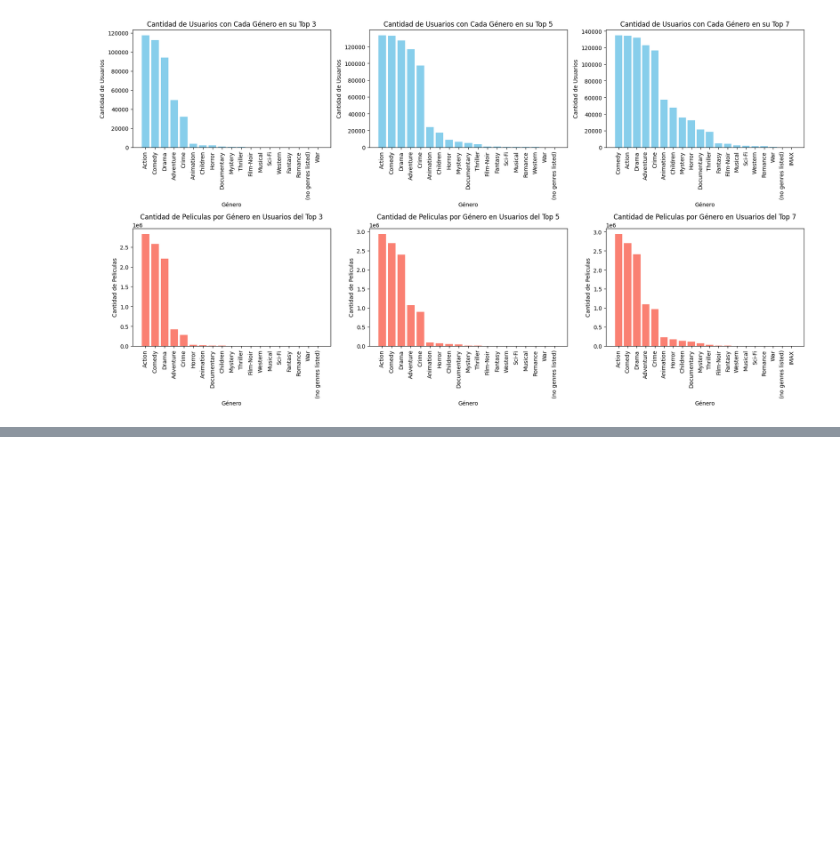
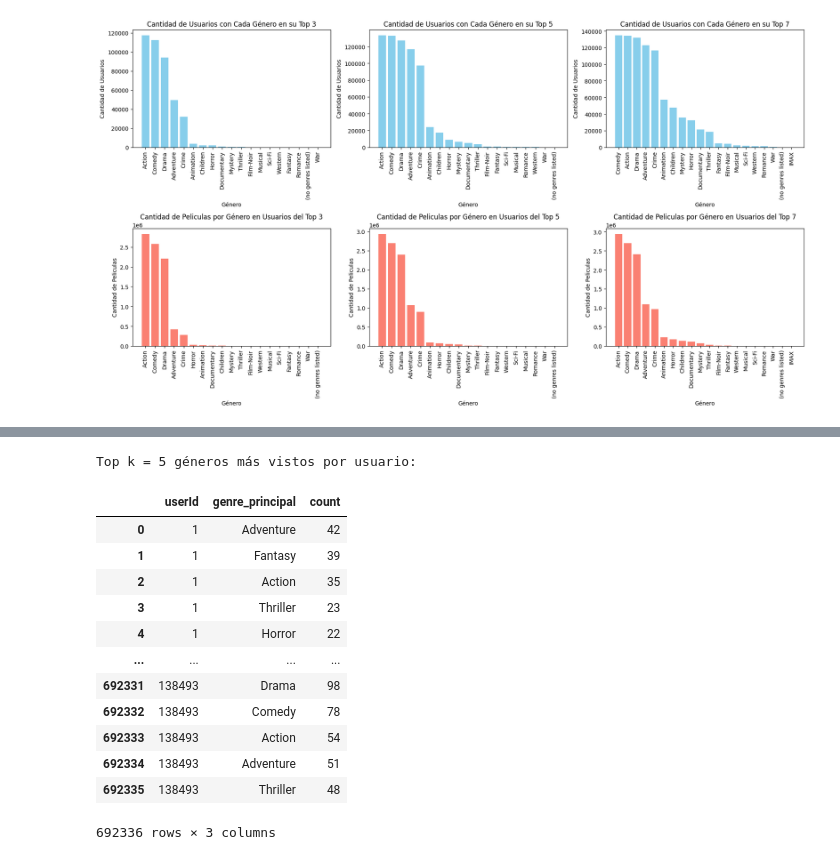
Before and after one commit to ferperezh/IIC3633_ProyectoMetricaDiversidad, a Jupyter notebook: procesamiento_pelicula.ipynb, the cells around one changed output, grey strips where cells are left out. Cells and saved outputs as stored; diff of their text form; code cells hidden in the pictures; blank space fills up the shorter version.

```diff
--- a/procesamiento_pelicula.ipynb
+++ b/procesamiento_pelicula.ipynb
@@ -348,0 +440,37 @@ vemos que la cantidad de generos no se aumenta o disminuye significativamente se
+# %%
+# Calcular las k categorías más vistas por cada usuario
+k = 5
+top_k_genres_data = []
+
+# Itera sobre cada usuario en user
+for user_id, genres in user_genre_counts.items():
+  # Ordenar los los géneros por el conteo en orden descendente y tomar los k más altos
+   sorted_genres = sorted(genres.items(), key=lambda x: x[1], reverse=True)[:k]
+   for genre, _ in sorted_genres:
+    top_k_genres_data.append({
+        'userId': user_id,
+        'genre_principal': genre,
+        'count': genres[genre]
+    })
+
+
+top_k_5_categories_total = pd.DataFrame(top_k_genres_data)
+
+# Mostrar los resultados
+print("Top k = 5 géneros más vistos por usuario:")
+top_k_5_categories_total
+# %% [output]
+Top k = 5 géneros más vistos por usuario:
+|  | userId | genre_principal | count |
+| 0 | 1 | Adventure | 42 |
+| 1 | 1 | Fantasy | 39 |
+| 2 | 1 | Action | 35 |
+| 3 | 1 | Thriller | 23 |
+| 4 | 1 | Horror | 22 |
+| ... | ... | ... | ... |
+| 692331 | 138493 | Drama | 98 |
+| 692332 | 138493 | Comedy | 78 |
+| 692333 | 138493 | Action | 54 |
+| 692334 | 138493 | Adventure | 51 |
+| 692335 | 138493 | Thriller | 48 |
+692336 rows × 3 columns
```
Also changed, not shown: parts of 8 cells of this notebook.
